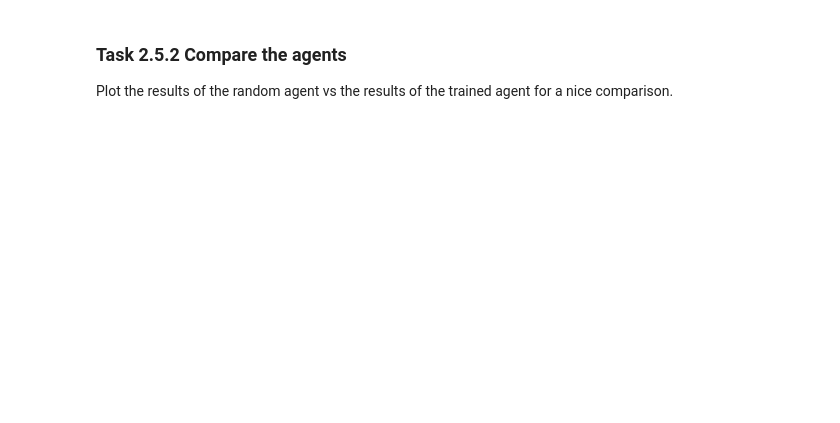
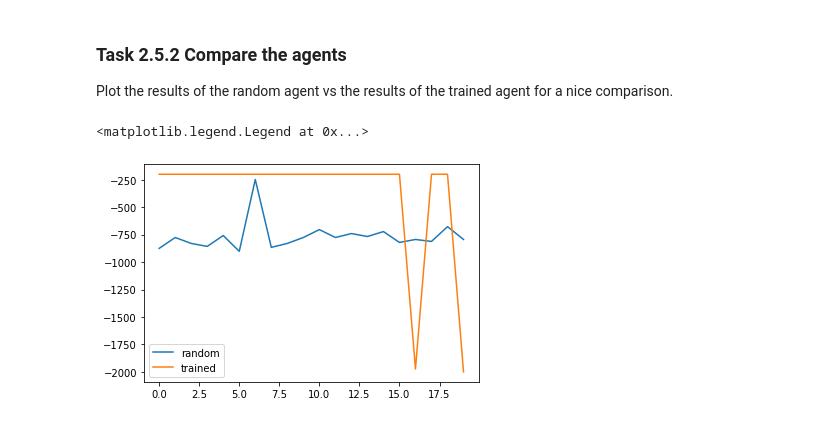
Before and after one commit to joe-hannes/DAIS, a Jupyter notebook: week5/SARSA.ipynb, the cells around one changed output. Cells and saved outputs as stored; diff of their text form; code cells hidden in the pictures; blank space fills up the shorter version.

```diff
--- a/week5/SARSA.ipynb
+++ b/week5/SARSA.ipynb
@@ -369,3 +348,5 @@ We already wrote the evaluation function. So now we just need to apply our polic
 It is perhaps best to just use the greedy policy. If we assume that our agent is fully trained to the best of our knowledge, and we are not updating our Q table and thus are not learning during evaluation, there is no need for exploration.
 # %%
 # your code here
+# print(q_table)
+trained_rewards = evaluate(exploit)
@@ -373,4 +363,10 @@ It is perhaps best to just use the greedy policy. If we assume that our agent is
 ### Task 2.5.2 Compare the agents
 Plot the results of the random agent vs the results of the trained agent for a nice comparison.
 # %%
-# your code here
+
+plt.plot(rand_rewards, label='random')
+plt.plot(trained_rewards, label='trained')
+plt.legend()
+# %% [output]
+<matplotlib.legend.Legend at 0x...>
+[figure, added]
```
Also changed, not shown: parts of 10 cells of this notebook.
